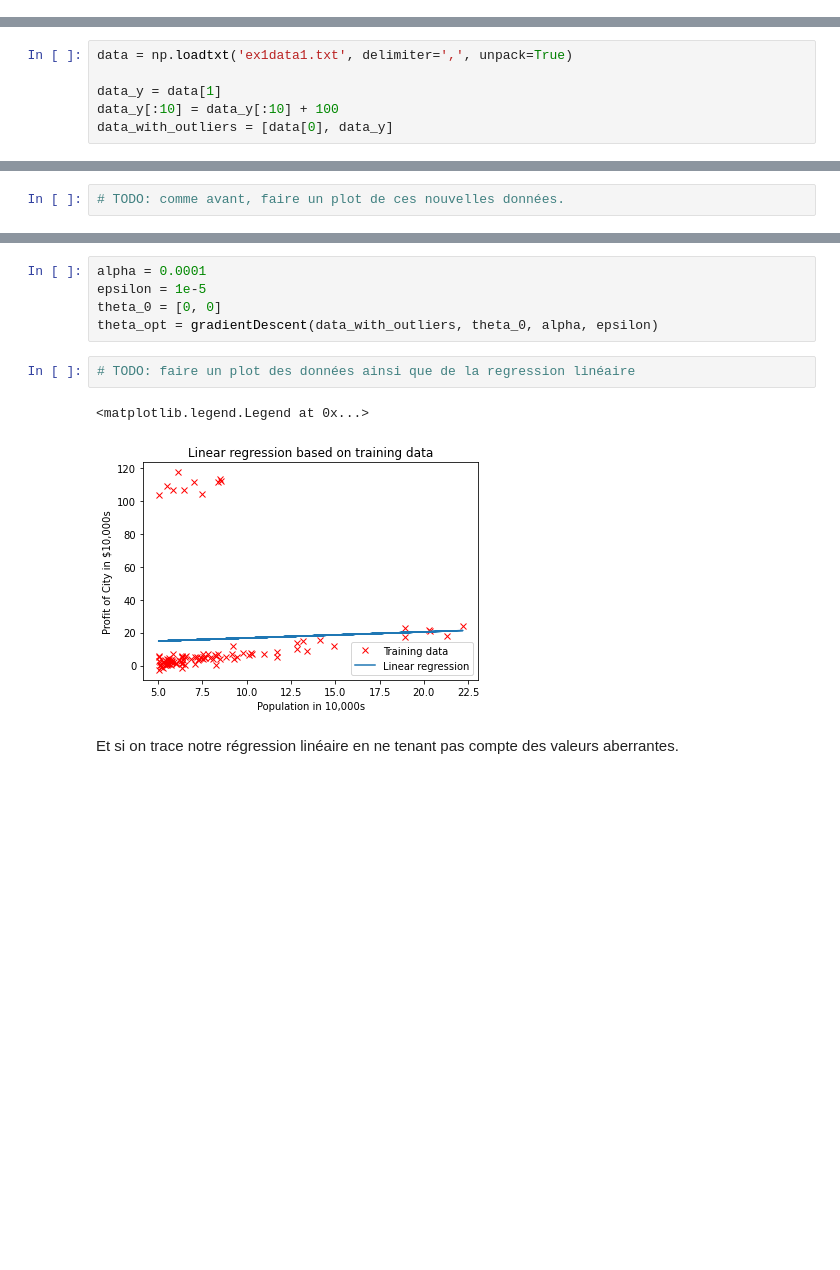
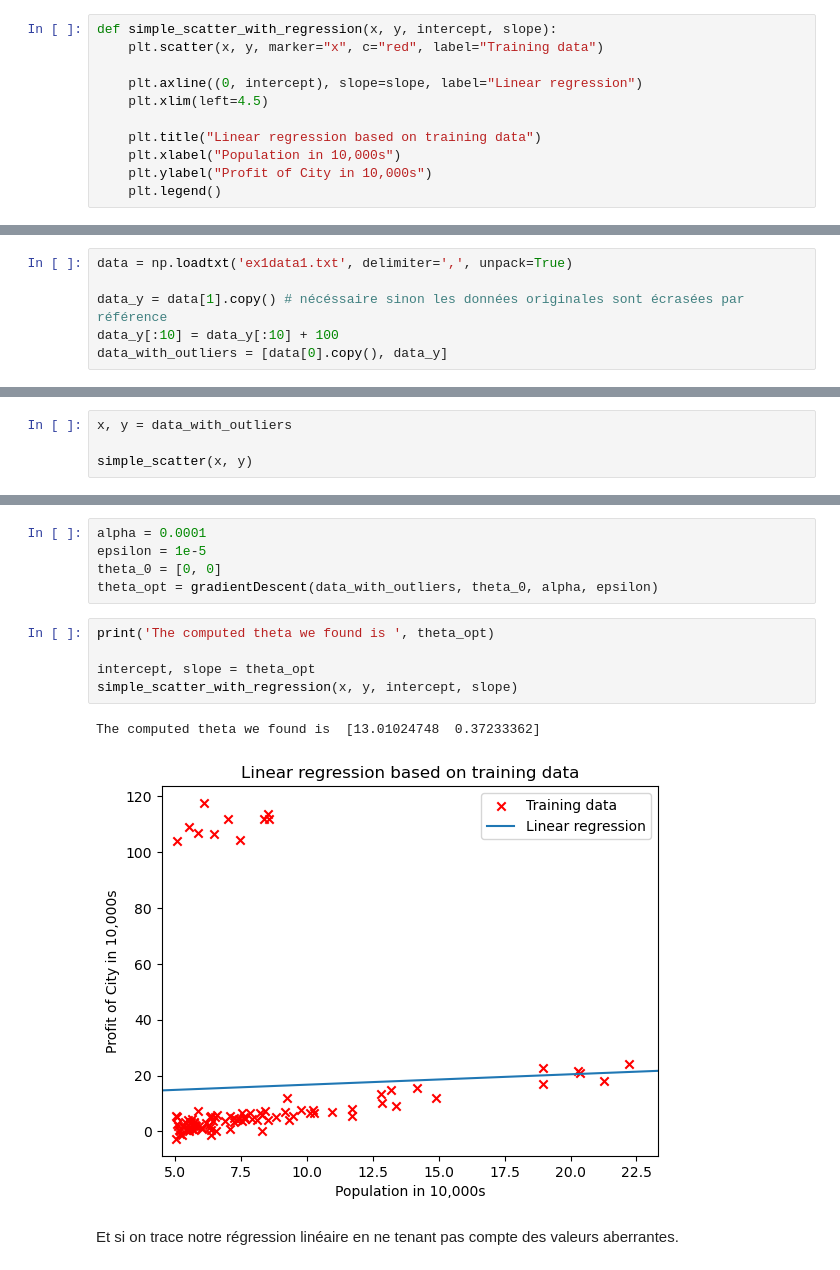
Before and after one commit to HUART1848/APV_L1, a Jupyter notebook: TP1_APV_S1-2023_Reponses_Huart_Hugo.ipynb, the cells around one changed output, grey strips where cells are left out. Cells and saved outputs as stored; diff of their text form; blank space fills up the shorter version.

```diff
--- a/TP1_APV_S1-2023_Reponses_Huart_Hugo.ipynb
+++ b/TP1_APV_S1-2023_Reponses_Huart_Hugo.ipynb
@@ -176,4 +178,15 @@ print('The computed theta we found is ', theta_opt)
 The computed theta we found is  [-3.34104008  1.13730391]
 # %% [markdown]
 Maintenant, en utilisant ce paramètre $\Theta_{\text{opt}}$, nous allons tracer notre régression linéaire.
+# %%
+def simple_scatter_with_regression(x, y, intercept, slope):
+    plt.scatter(x, y, marker="x", c="red", label="Training data")
+
+    plt.axline((0, intercept), slope=slope, label="Linear regression")
+    plt.xlim(left=4.5)
+
+    plt.title("Linear regression based on training data")
+    plt.xlabel("Population in 10,000s")
+    plt.ylabel("Profit of City in 10,000s")
+    plt.legend()
 # %%
@@ -198,11 +203,13 @@ Supposons maintenant qu'il y a eu quelques erreurs et qu'on a accidentellement r
 # %%
 data = np.loadtxt('ex1data1.txt', delimiter=',', unpack=True)
 
-data_y = data[1]
+data_y = data[1].copy() # nécéssaire sinon les données originales sont écrasées par référence
 data_y[:10] = data_y[:10] + 100
-data_with_outliers = [data[0], data_y]
+data_with_outliers = [data[0].copy(), data_y]
 # %% [markdown]
 Pour comprendre ce qui a changé, il est toujours utile de visualiser les données.
 # %%
-# TODO: comme avant, faire un plot de ces nouvelles données.
+x, y = data_with_outliers
+
+simple_scatter(x, y)
 # %% [output]
@@ -216,10 +222,13 @@ epsilon = 1e-5
 theta_0 = [0, 0]
 theta_opt = gradientDescent(data_with_outliers, theta_0, alpha, epsilon)
 # %%
-# TODO: faire un plot des données ainsi que de la regression linéaire
+print('The computed theta we found is ', theta_opt)
+
+intercept, slope = theta_opt
+simple_scatter_with_regression(x, y, intercept, slope)
 # %% [output]
-<matplotlib.legend.Legend at 0x...>
+The computed theta we found is  [13.01024748  0.37233362]
-[figure, old version]
+[figure, new version]
 # %% [markdown]
 Et si on trace notre régression linéaire en ne tenant pas compte des valeurs aberrantes.
 # %%
```
Also changed, not shown: parts of 11 cells of this notebook.
